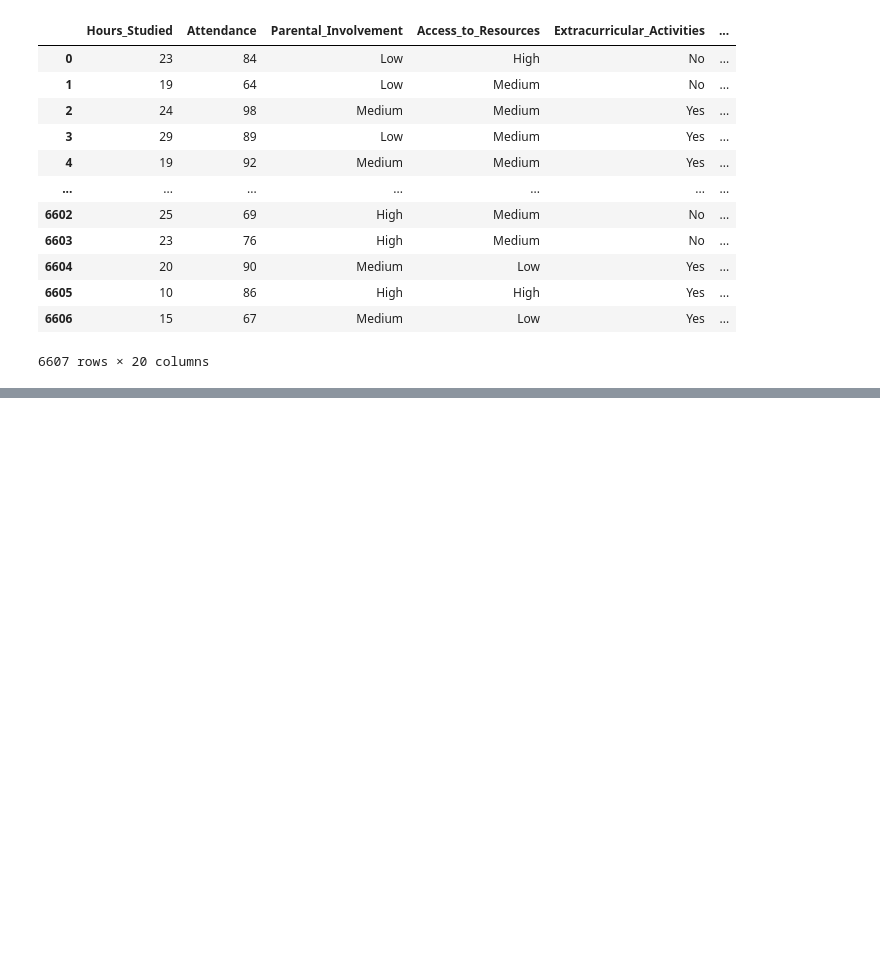
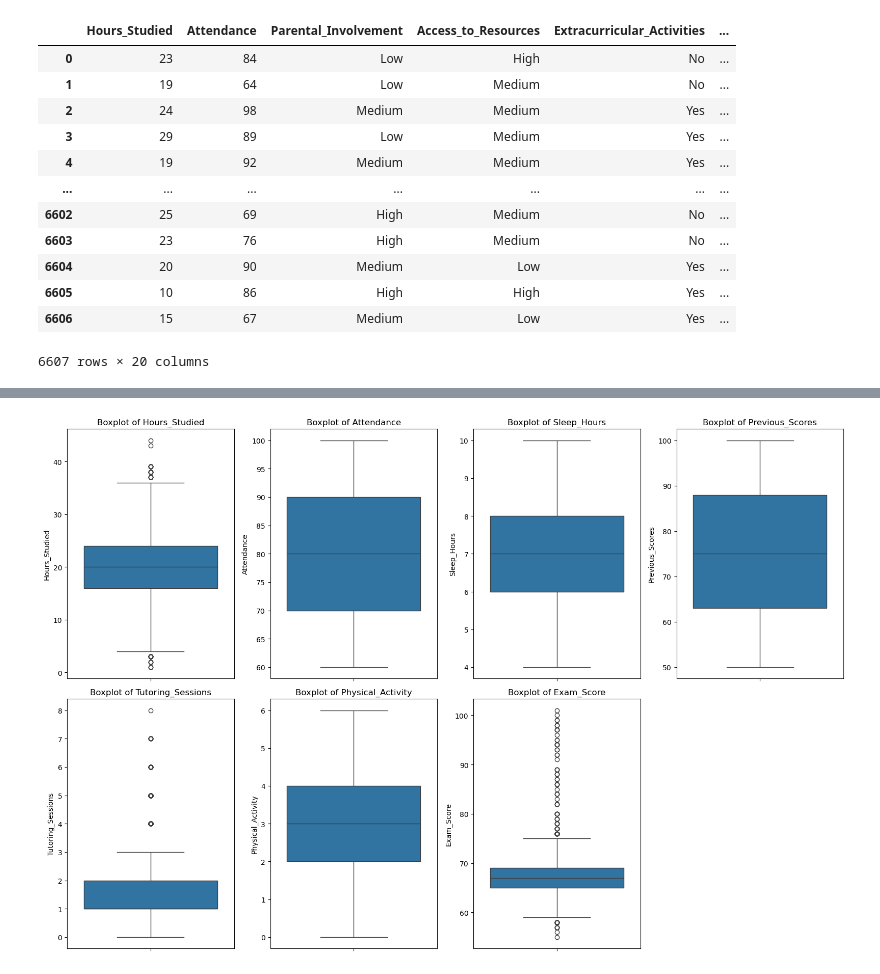
Before and after one commit to MaukanMir/Student-Performance-Figures-Analysis, a Jupyter notebook: training.ipynb, the cells around one changed output, grey strips where cells are left out. Drawn from its saved outputs; the diff is of its cells as text; code cells hidden in the pictures; blank space fills up the shorter version.

```diff
--- a/training.ipynb
+++ b/training.ipynb
@@ -30,0 +190,4 @@ df
+# %%
+plot_distribution(numeric_types, "box")
+# %% [output]
+[figure, added]
```
Also changed, not shown: parts of 14 cells of this notebook.
